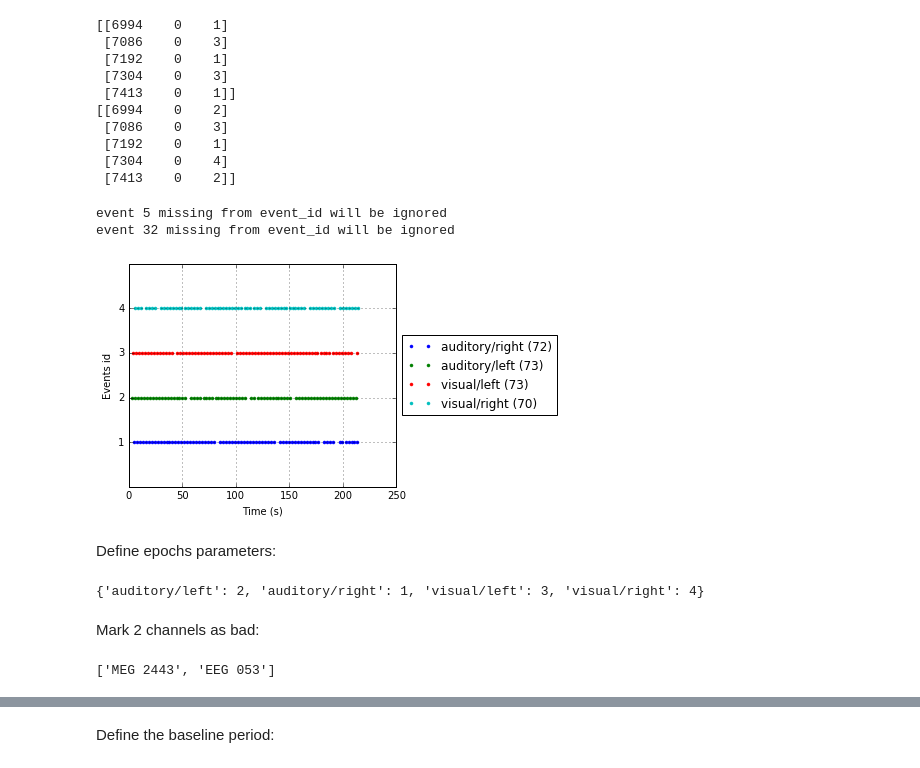
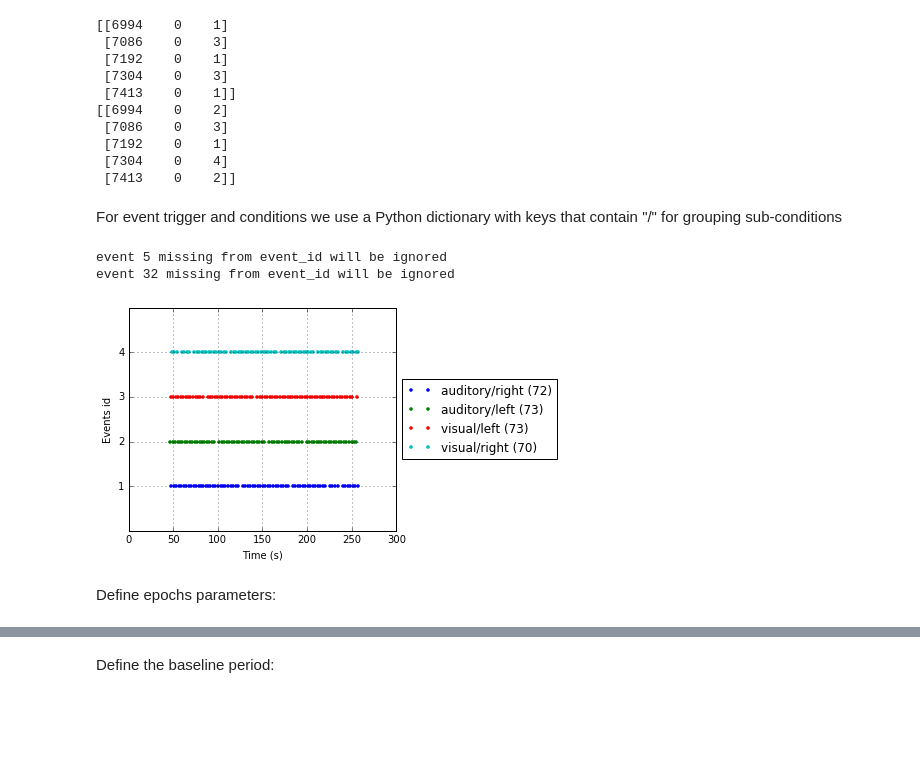
Before and after one commit to mne-tools/mne-python-notebooks, a Jupyter notebook: 1-MNE_from_raw_to_epochs_evoked.ipynb, the cells around one changed output, grey strips where cells are left out. Drawn from its saved outputs; the diff is of its cells as text; code cells hidden in the pictures; blank space fills up the shorter version.

```diff
--- a/1-MNE_from_raw_to_epochs_evoked.ipynb
+++ b/1-MNE_from_raw_to_epochs_evoked.ipynb
@@ -25,5 +25,5 @@ We set the log-level to 'WARNING' so the output is less verbose
 # %%
-mne.set_log_level('WARNING')
+mne.set_log_level('warning')
 # %% [markdown]
 ## Access raw data
 # %% [markdown]
@@ -213,28 +221,18 @@ print(events[:5])
  [7192    0    1]
  [7304    0    4]
  [7413    0    2]]
+# %% [markdown]
+For event trigger and conditions we use a Python dictionary with keys that contain "/" for grouping sub-conditions
 # %%
-# event trigger and conditions
-event_id = {"visual/left":3, "visual/right":4, "auditory/right":1, "auditory/left":2}
-fig = mne.viz.plot_events(events, raw.info['sfreq'], raw.first_samp,
-                         event_id=event_id)
+event_id = {"visual/left": 3, "visual/right": 4, "auditory/right": 1, "auditory/left": 2}
+
+fig = mne.viz.plot_events(events, raw.info['sfreq'], event_id=event_id);
 # %% [output]
 event 5 missing from event_id will be ignored
 event 32 missing from event_id will be ignored
-[figure, old version]
+[figure, new version]
 # %% [markdown]
 Define epochs parameters:
 # %%
 tmin = -0.2  # start of each epoch (200ms before the trigger)
 tmax = 0.5  # end of each epoch (500ms after the trigger)
-# %%
-event_id
-# %% [output]
-{'auditory/left': 2, 'auditory/right': 1, 'visual/left': 3, 'visual/right': 4}
-# %% [markdown]
-Mark 2 channels as bad:
-# %%
-raw.info['bads'] = ['MEG 2443', 'EEG 053']
-print(raw.info['bads'])
-# %% [output]
-['MEG 2443', 'EEG 053']
```
Also changed, not shown: parts of 72 cells of this notebook.
